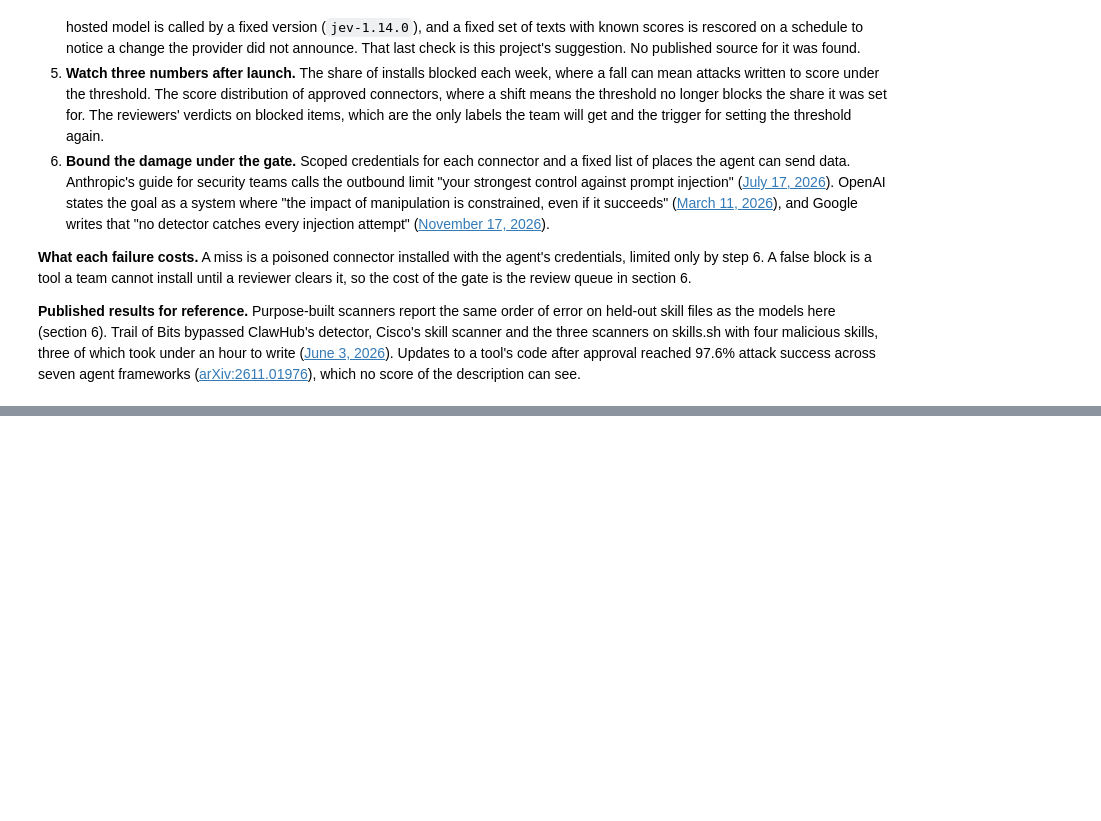
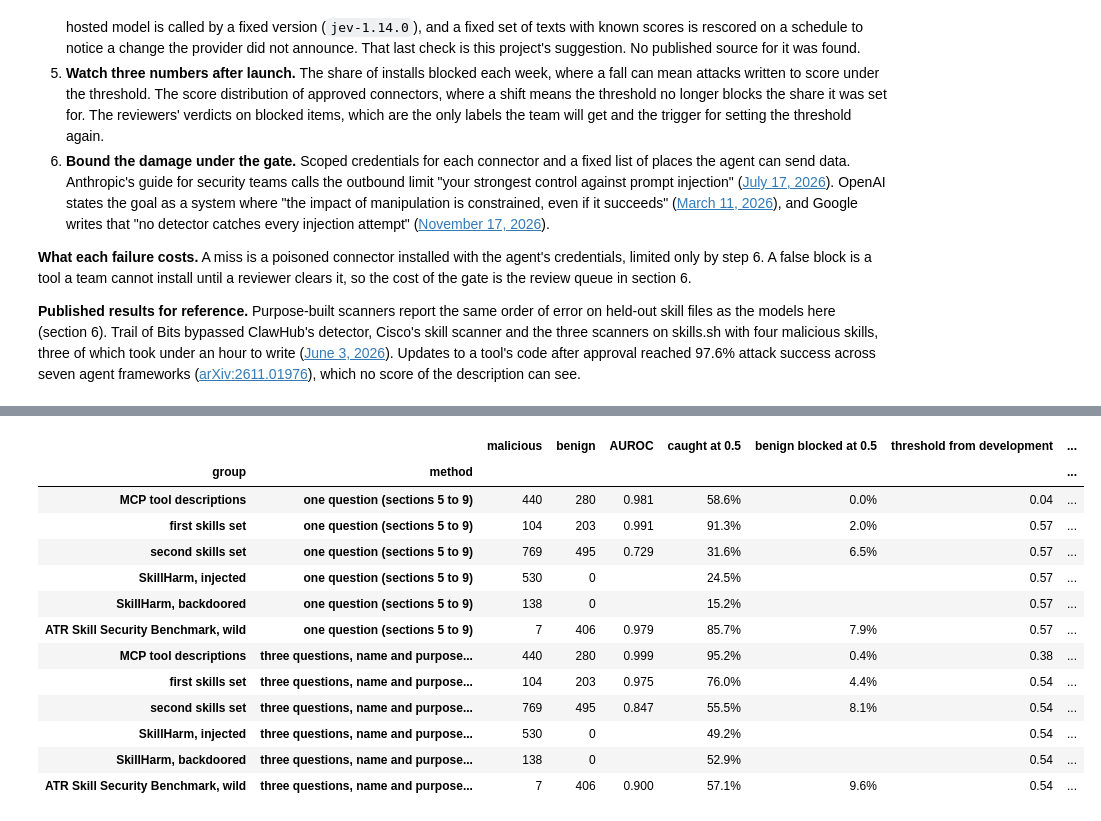
Before and after one commit to jonasneves/connector-gate, a Jupyter notebook: notebook.ipynb, the cells around one changed output, grey strips where cells are left out. Saved outputs shown, nothing was run; the diff lists cells and outputs as text; code cells hidden in the pictures; blank space fills up the shorter version.

```diff
--- a/notebook.ipynb
+++ b/notebook.ipynb
@@ -1268,0 +1295,23 @@ description can see.
+# %%
+variant = pd.read_csv("results/question-variant.csv")
+variant = variant[variant["method"].isin(["current", "three"])].replace(
+    {"method": {"current": "one question (sections 5 to 9)", "three": "three questions, name and purpose shown"},
+     "group": {"mcp": "MCP tool descriptions", "skills": "first skills set", "skillbench": "second skills set"}})
+variant.set_index(["group", "method"])[["malicious", "benign", "AUROC", "caught at 0.5", "benign blocked at 0.5",
+                                        "threshold from development", "caught at it", "benign blocked at it"]].style.format(
+    {"AUROC": "{:.3f}", "threshold from development": "{:.2f}"} | {c: "{:.1%}" for c in ("caught at 0.5", "benign blocked at 0.5", "caught at it", "benign blocked at it")}, na_rep="")
+# %% [output]
+|  |  | malicious | benign | AUROC | caught at 0.5 | benign blocked at 0.5 | threshold from development | ... |
+| group | method |  |  |  |  |  |  | ... |
+| MCP tool descriptions | one question (sections 5 to 9) | 440 | 280 | 0.981 | 58.6% | 0.0% | 0.04 | ... |
+| first skills set | one question (sections 5 to 9) | 104 | 203 | 0.991 | 91.3% | 2.0% | 0.57 | ... |
+| second skills set | one question (sections 5 to 9) | 769 | 495 | 0.729 | 31.6% | 6.5% | 0.57 | ... |
+| SkillHarm, injected | one question (sections 5 to 9) | 530 | 0 |  | 24.5% |  | 0.57 | ... |
+| SkillHarm, backdoored | one question (sections 5 to 9) | 138 | 0 |  | 15.2% |  | 0.57 | ... |
+| ATR Skill Security Benchmark, wild | one question (sections 5 to 9) | 7 | 406 | 0.979 | 85.7% | 7.9% | 0.57 | ... |
+| MCP tool descriptions | three questions, name and purpose... | 440 | 280 | 0.999 | 95.2% | 0.4% | 0.38 | ... |
+| first skills set | three questions, name and purpose... | 104 | 203 | 0.975 | 76.0% | 4.4% | 0.54 | ... |
+| second skills set | three questions, name and purpose... | 769 | 495 | 0.847 | 55.5% | 8.1% | 0.54 | ... |
+| SkillHarm, injected | three questions, name and purpose... | 530 | 0 |  | 49.2% |  | 0.54 | ... |
+| SkillHarm, backdoored | three questions, name and purpose... | 138 | 0 |  | 52.9% |  | 0.54 | ... |
+| ATR Skill Security Benchmark, wild | three questions, name and purpose... | 7 | 406 | 0.900 | 57.1% | 9.6% | 0.54 | ... |
```
Also changed, not shown: parts of 2 cells of this notebook, 7 other files.
